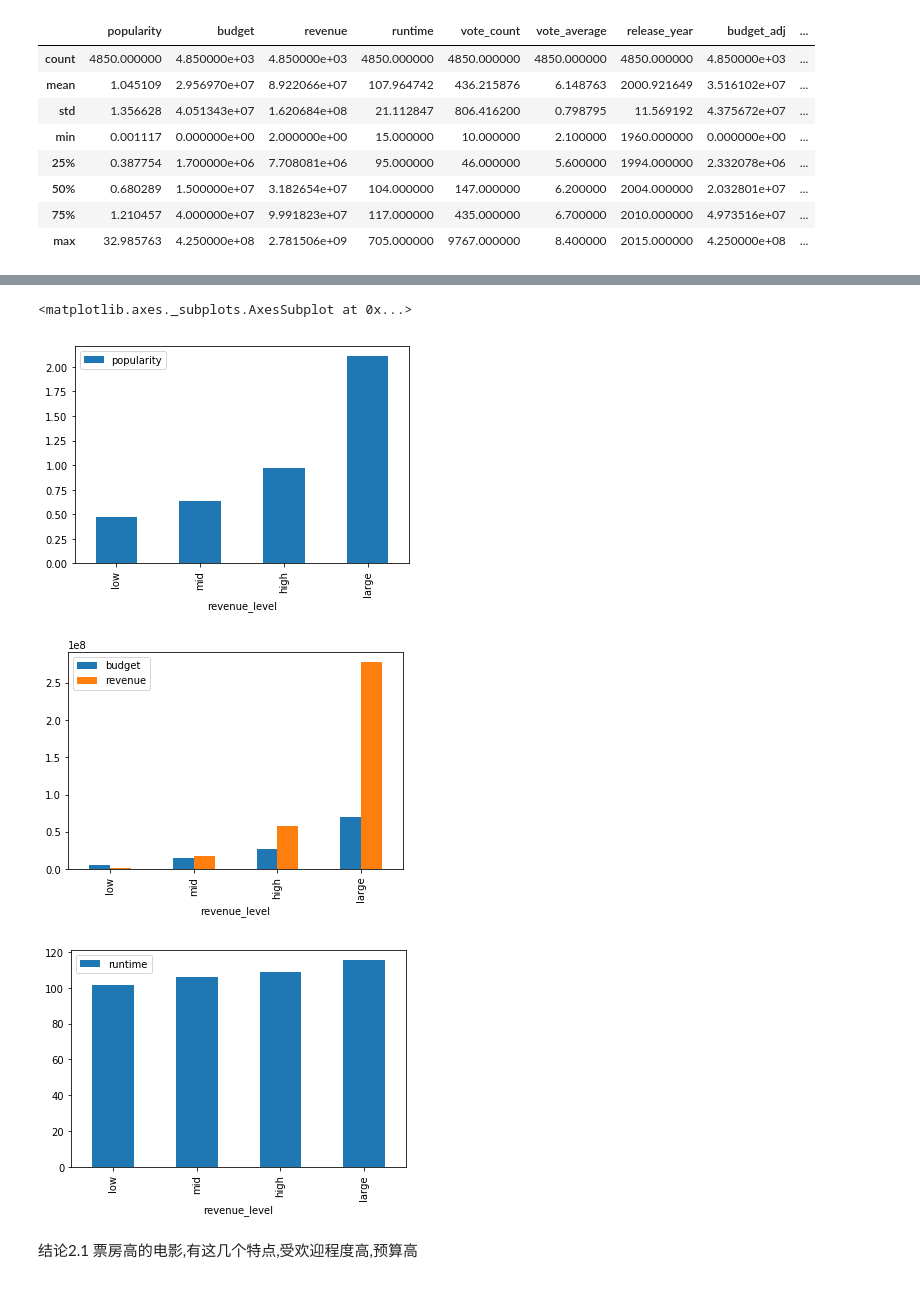
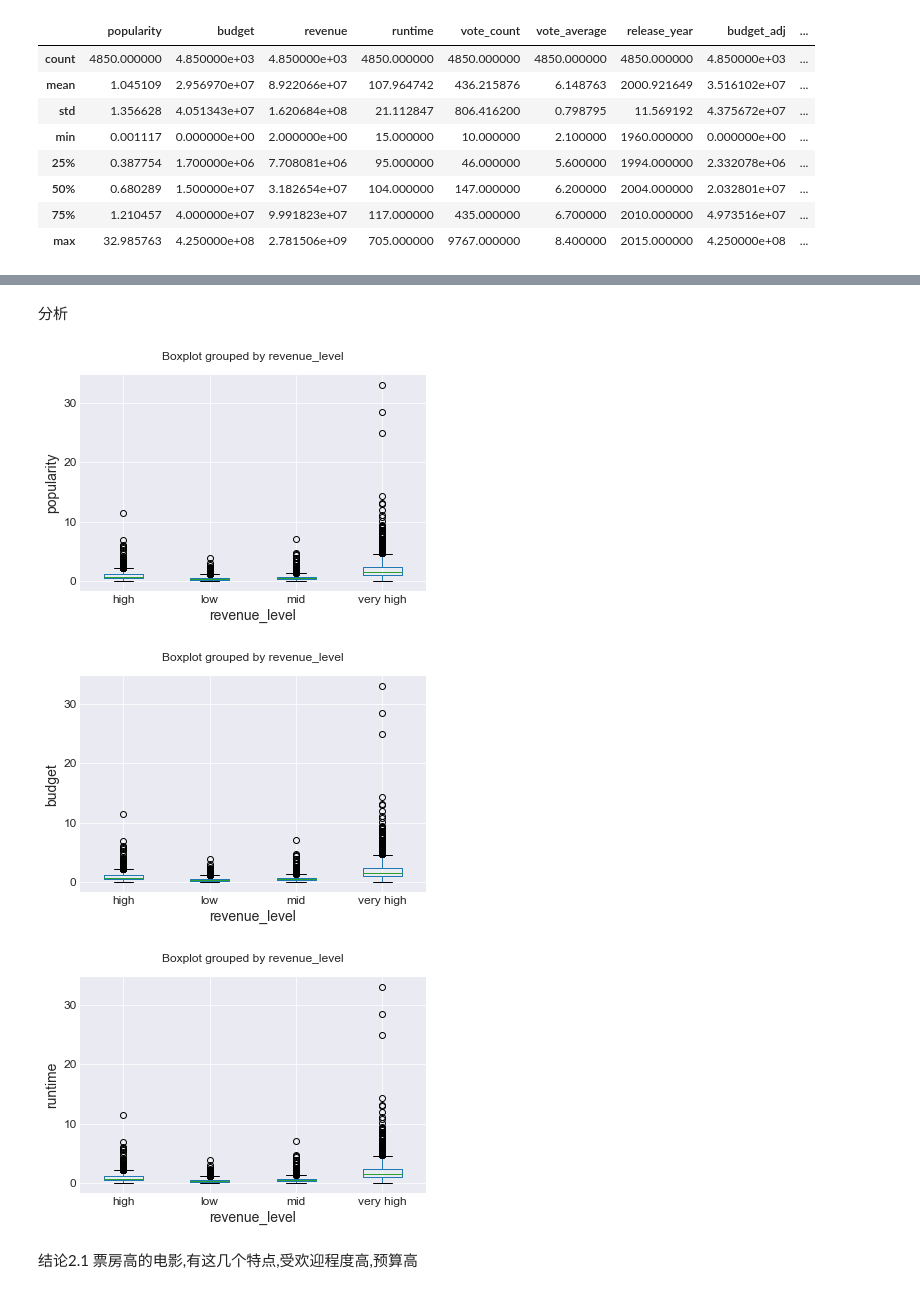
Before and after one commit to snhua/machine-leaning, a Jupyter notebook: project_3_tmdb-movies/Investigate_a_Dataset-zh.ipynb, the cells around one changed output, grey strips where cells are left out. Cells and saved outputs as stored; diff of their text form; code cells hidden in the pictures.

```diff
--- a/project_3_tmdb-movies/Investigate_a_Dataset-zh.ipynb
+++ b/project_3_tmdb-movies/Investigate_a_Dataset-zh.ipynb
@@ -201,13 +218,6 @@ See the caveats in the documentation: http://pandas.pydata.org/pandas-docs/stabl
 | 2 | 13.112507 | 110000000 | 295238201 | 119 | Adventure|Science Fiction|Thriller | Summit Entertainment|Mandeville F... | 2480 | 6.3 | ... |
 | 3 | 11.173104 | 200000000 | 2068178225 | 136 | Action|Adventure|Science Fiction|... | Lucasfilm|Truenorth Productions|B... | 5292 | 7.5 | ... |
 | 4 | 9.335014 | 190000000 | 1506249360 | 137 | Action|Crime|Thriller | Universal Pictures|Original Film|... | 2947 | 7.3 | ... |
-# %%
-#可视化比较,由各属性值相差太大,不宜放同一张表
-df_revenue_more_than_zero.loc[:,['popularity','revenue_level']].groupby('revenue_level').mean().plot(kind='bar'),
-df_revenue_more_than_zero.loc[:,['budget','revenue','revenue_level']].groupby('revenue_level').mean().plot(kind='bar'),
-df_revenue_more_than_zero.loc[:,['runtime','revenue_level']].groupby('revenue_level').mean().plot(kind='bar')
-# %% [output]
-<matplotlib.axes._subplots.AxesSubplot at 0x...>
-[figure, removed]
-[figure, removed]
-[figure, removed]
+# %%
+df_revenue_more_than_zero.to_csv('tmdb-movies-question_2.csv',index=False)
+df_revenue_more_than_zero = pd.read_csv('tmdb-movies-question_2.csv')
@@ -214,2 +230,14 @@ df_revenue_more_than_zero.loc[:,['runtime','revenue_level']].groupby('revenue_le
+# %% [markdown]
+分析
+# %%
+#可视化比较
+cloumn_list=['popularity','budget','runtime']
+for cloumn_name in cloumn_list:
+    df_revenue_more_than_zero.boxplot(by='revenue_level',column='popularity',fontsize=14),
+    set_plt('','revenue_level',cloumn_name)
+# %% [output]
+[figure, added]
+[figure, added]
+[figure, added]
 # %% [markdown]
 结论2.1 票房高的电影,有这几个特点,受欢迎程度高,预算高
```
Also changed, not shown: parts of 26 cells of this notebook, 2 other files.
